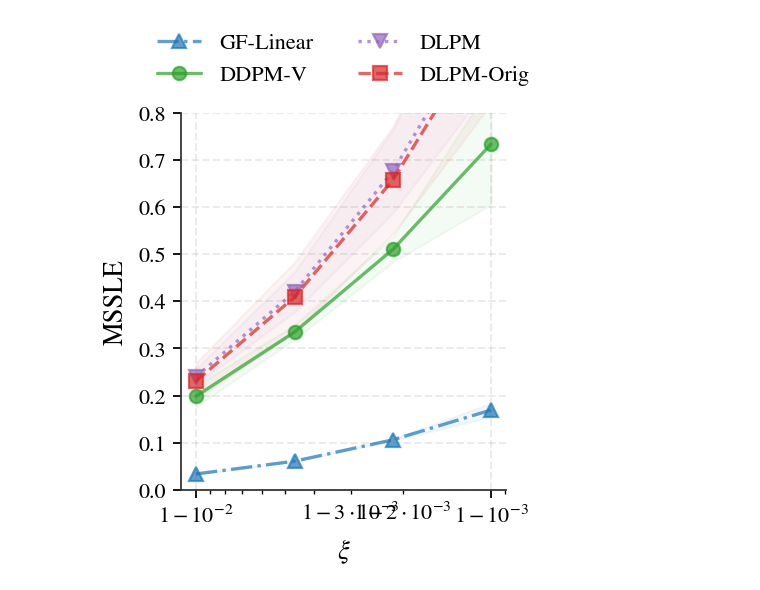
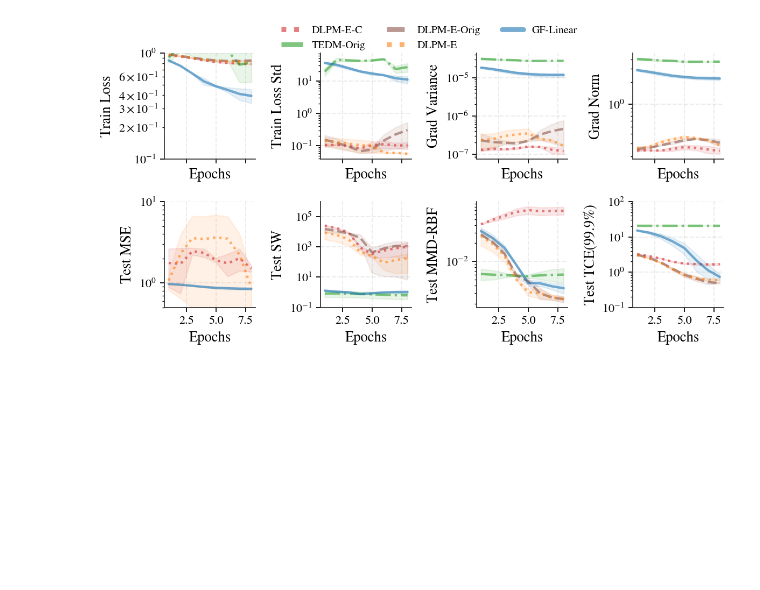
Before and after one commit to Diffusion-Research-Lab/0_neurips_2026_heavy_tail_dynamics, a Jupyter notebook: sandbox/02_explore_sandbox.ipynb, the cells around one changed output. Drawn from its saved outputs; the diff is of its cells as text; code cells hidden in the pictures; blank space fills up the shorter version.

```diff
--- a/sandbox/02_explore_sandbox.ipynb
+++ b/sandbox/02_explore_sandbox.ipynb
@@ -516,24 +428,42 @@ plt.show()
-# %%
-start = 3  # Skip the first two points which are too close to 0
-fig, axes = plt.subplots(1, 1, figsize=(3, 3.75), sharex=True, squeeze=False)
-
-for spec in model_specs:
-    model_curves = [curve for curve in tail_curves if curve["model"] == spec["name"]]
-    if not model_curves:
-        continue
-    avg_curve = np.mean(np.stack([curve['mssle'] for curve in model_curves], axis=0), axis=0)[start:]
-    std_curve = np.std(np.stack([curve['mssle'] for curve in model_curves], axis=0), axis=0)[start:]
-    axes[0, 0].plot(xis[start:], avg_curve, lw=1.5, color=source_colors[spec["name"]], linestyle=spec["linestyle"], marker=spec["marker"], label=spec["name"], alpha=0.7)
-    axes[0, 0].fill_between(xis[start:], avg_curve - std_curve, avg_curve + std_curve, color=source_colors[spec["name"]], alpha=0.05)
-
-axes[0, 0].set_ylim(bottom=0, top=0.8)
-axes[0, 0].set_xscale("logit")
-axes[0, 0].set_xlabel(r"$\xi$")
-axes[0, 0].set_ylabel("MSSLE")
-
-axes[0, 0].legend(loc="lower center", bbox_to_anchor=(0.5, 1.02), ncol=2, frameon=False, fontsize=10)
-
-fig.tight_layout()
-plt.show()
-# %% [output]
-[figure, removed]
+# %%
+eval_metrics = ("SW", "MMD-RBF", "TCE(95%)", "TCE(99%)", "TCE(99.9%)", "TCE(99.99%)")
+
+summary_df = summarize_metric_frame(pd.DataFrame(eval_rows), eval_metrics, source_order)
+formatted = format_mean_std_table(summary_df, eval_metrics, best_by_metric={metric_name: "min" for metric_name in eval_metrics})
+inspect_summary = summarize_nested_metric_frame(pd.DataFrame(inspect_rows), ("err_init", "err_train"), source_order)
+
+training_metric_specs = [
+    {"key": "training_loss", "label": "Train Loss", "yscale": "log", "ylim": (0.1, 1)},
+    {"key": "training_loss_std", "label": "Train Loss Std", "yscale": "log", "ylim": (None, None)},
+    {"key": "grad_variance_epoch", "label": "Grad Variance", "yscale": "log", "ylim": (None, None)},
+    {"key": "grad_norm_epoch", "label": "Grad Norm", "yscale": "log", "ylim": (None, None)},
+    {"key": "test_mse_epoch", "label": "Test MSE", "yscale": "log", "ylim": (0.5, 10)},
+    {"key": "test_sw_epoch", "label": "Test SW", "yscale": "log", "ylim": (0.1, 1_000_000)},
+    {"key": "test_mmd_rbf_epoch", "label": "Test MMD-RBF", "yscale": "log", "ylim": (None, None)},
+    {"key": "test_tce_999_epoch", "label": "Test TCE(99.9%)", "yscale": "log", "ylim": (0.1, 100)},
+]
+training_curves = {spec["key"]: {name: stack_curves(curve_runs[name], spec["key"]) for name in source_order} for spec in training_metric_specs}
+# %%
+fig, axes = plt.subplots(2, 4, figsize=(8.0, 4.0), squeeze=False, sharex=True)
+for ax, metric_spec in zip(axes.reshape(-1), training_metric_specs):
+    for model_spec in model_specs:
+        values = training_curves[metric_spec["key"]][model_spec["name"]]
+        if metric_spec["key"] in ["training_loss", "test_mse_epoch"]:
+            values = values / np.clip(values[:, :1], 1e-12, None)
+        values = smooth_rows(values, window=5)
+        plot_band(ax, values.mean(axis=0), values.std(axis=0), color=source_colors[model_spec["name"]],
+                  linestyle=model_spec["linestyle"], lw=2.0, alpha=0.6, fill_alpha=0.1, lower_clip=1e-12,
+                  x_values=np.arange(1, values.shape[1] + 1))
+    ax.set_ylabel(metric_spec["label"])
+    ax.set_xlabel("Epochs")
+    ax.set_yscale(metric_spec["yscale"])
+    ax.set_ylim(*metric_spec["ylim"])
+
+legend_handles =  [Line2D([0], [0], color=source_colors[spec["name"]], lw=4.0, linestyle=spec["linestyle"], label=spec["name"], alpha=0.6) for spec in model_specs]
+fig.legend(legend_handles, [handle.get_label() for handle in legend_handles], loc="upper center", bbox_to_anchor=(0.5, 1.0), ncol=3, frameon=False, fontsize=9)
+fig.tight_layout(rect=(0, 0, 0.95, 0.95))
+
+plt.savefig(figures_dir / "training_curves.png", dpi=300)
+plt.show()
+# %% [output]
+[figure, added]
```
Also changed, not shown: parts of 19 cells of this notebook.
